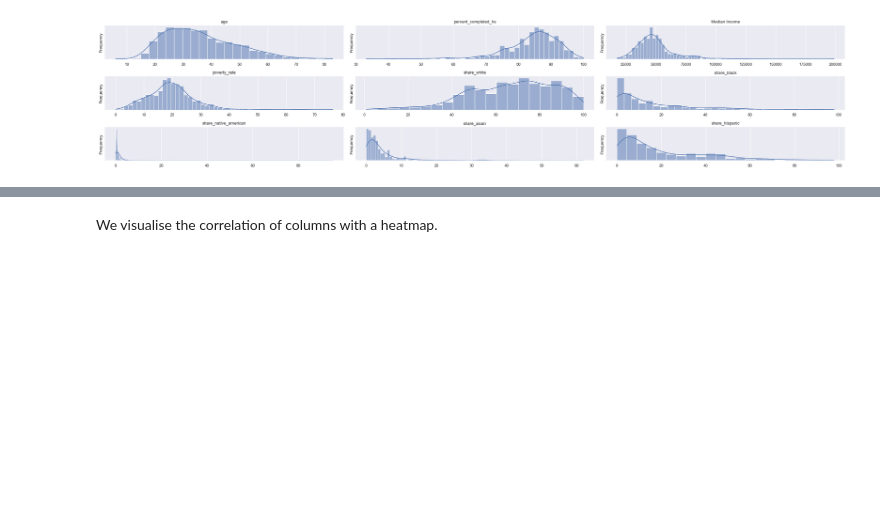
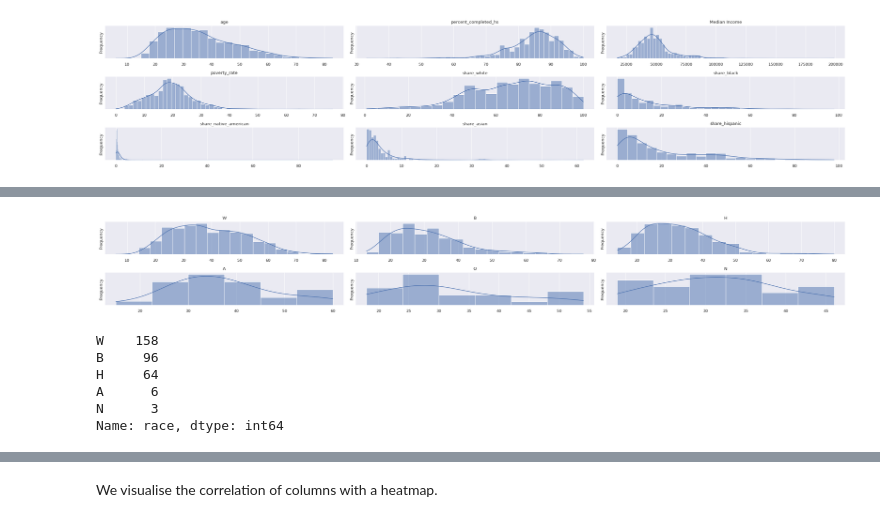
Before and after one commit to csauyong/police-brutality, a Jupyter notebook: analysis.ipynb, the cells around one changed output, grey strips where cells are left out. Cells and saved outputs as stored; diff of their text form; code cells hidden in the pictures; blank space fills up the shorter version.

```diff
--- a/analysis.ipynb
+++ b/analysis.ipynb
@@ -248,0 +468,26 @@ for i, col in enumerate(columns):
+# %%
+columns = train['race'].value_counts().keys()
+fig = plt.figure(dpi=100, figsize=(24, 16), tight_layout=True)
+sns.set_theme()
+sns.set_context("paper")
+for i, col in enumerate(columns):
+  ax = fig.add_subplot(10, 3, i + 1)
+  sns.histplot(train.query('race == "'+col+'"')['age'], kde=True)
+  ax.set_title(col)
+  ax.set_yticks([])
+  ax.set_ylabel("Frequency")
+  ax.set_xlabel(None)
+  ax.tick_params(left=False, bottom=False)
+  for ax, spine in ax.spines.items():
+    spine.set_visible(False)
+# %% [output]
+[figure, added]
+# %%
+test['race'].value_counts()
+# %% [output]
+W    158
+B     96
+H     64
+A      6
+N      3
+Name: race, dtype: int64
```
Also changed, not shown: parts of 38 cells of this notebook.
